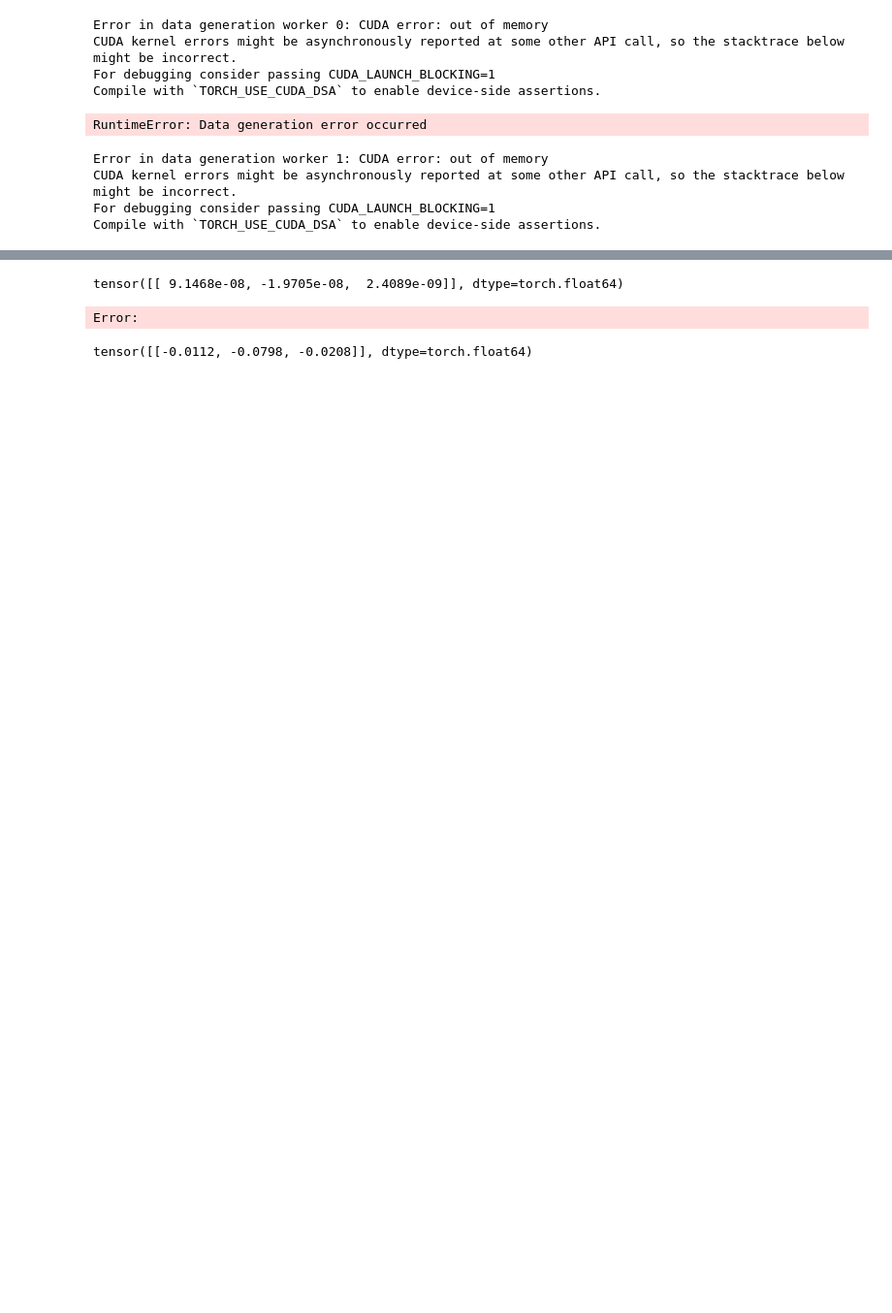
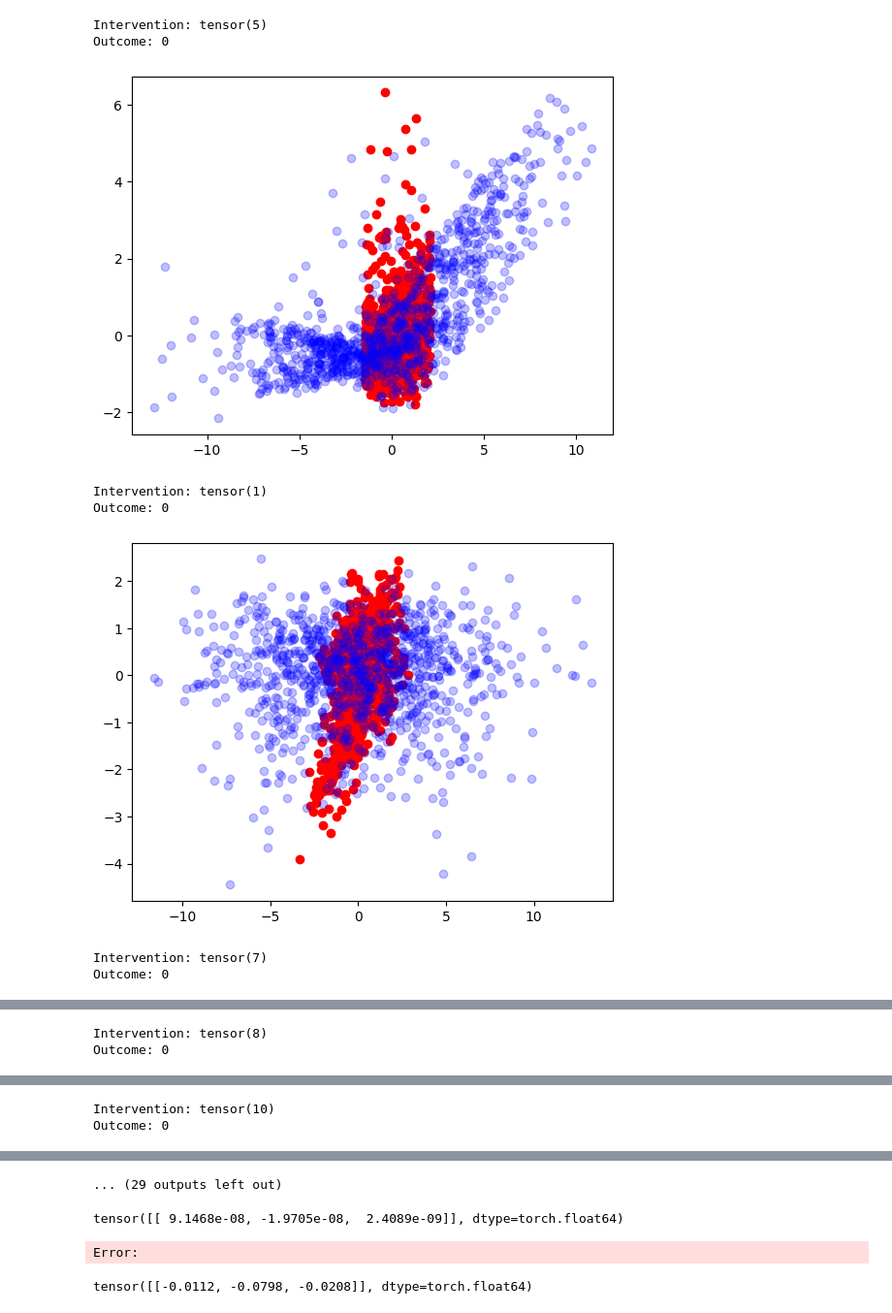
Before and after one commit to ruiziyan9/AL-CFM, a Jupyter notebook: CITNP/notebooks/data_generation.ipynb, the cells around one changed output, grey strips where cells are left out. Shown at 97% size. Drawn from its saved outputs; the diff is of its cells as text; code cells hidden in the pictures; blank space fills up the shorter version.

Commit message:
coded up scale multiplier for interventions

```diff
--- a/CITNP/notebooks/data_generation.ipynb
+++ b/CITNP/notebooks/data_generation.ipynb
@@ -13,3 +3,33 @@ generator = QueuedInterventionDatasetGenerator(
+# %%
+import numpy as np
+
+
+few_nodes_graph_degrees = {
+    5: np.arange(5, 10, dtype=int).tolist(),
+    6: np.arange(3, 15, dtype=int).tolist(),
+    7: np.arange(4, 21, dtype=int).tolist(),
+    8: np.arange(4, 28, dtype=int).tolist(),
+    9: np.arange(5, 36, dtype=int).tolist(),
+    10: np.arange(5, 45, dtype=int).tolist(),
+    11: np.arange(6, 55, dtype=int).tolist(),
+    12: np.arange(6, 66, dtype=int).tolist(),
+}
+large_graph_degrees = {
+    k: np.arange(k // 2, 6 * k, dtype=int).tolist() for k in range(13, 51)
+}
+graph_degrees = {**few_nodes_graph_degrees, **large_graph_degrees}
+
+
+generator = QueuedInterventionDatasetGenerator(
+    function_generator="resnet",
+    num_variables=[11],
+    sample_size=1000,
+    batch_size=1,
+    graph_type=["ER"],
+    graph_degrees=graph_degrees,
+    iterations_per_epoch=20,
+    intervention_range_multiplier=4,
+)
 # %%
 import matplotlib.pyplot as plt
 from torch.utils.data import DataLoader
@@ -17,45 +37,44 @@ from CITNP.utils.datautils import sample_outcome_index
 
 
 data_loader = DataLoader(generator, batch_size=None)
 
 
 for idx, batch in enumerate(data_loader):
     (
         obs_data_array,
         int_data_array,
         causal_graphs_array,
         intvn_indices,
         variable_counts,
         masks,
     ) = batch
 
     # Sample outcome index that is not the same as the intervention index
     outcome_index = sample_outcome_index(variable_counts, intvn_indices)
 
     plt.scatter(
         obs_data_array[0][:, intvn_indices[0]],
         obs_data_array[0][:, outcome_index[0]],
         c="r",
     )
 
-    # plt.scatter(
-    #     int_data_array[0][:, intvn_indices[0]],
-    #     int_data_array[0][:, outcome_index[0]],
-    #     c="b",
-    #     alpha=0.25,
-    # )
+    plt.scatter(
+        int_data_array[0][:, intvn_indices[0]],
+        int_data_array[0][:, outcome_index[0]],
+        c="b",
+        alpha=0.25,
+    )
     # print("Causal graph:", causal_graphs_array[0])
     print("Intervention:", intvn_indices[0])
     print("Outcome:", outcome_index[0])
     plt.show()
     plt.clf()
 # %% [output]
-Error in data generation worker 0: CUDA error: out of memory
-CUDA kernel errors might be asynchronously reported at some other API call, so the stacktrace below might be incorrect.
-For debugging consider passing CUDA_LAUNCH_BLOCKING=1
-Compile with `TORCH_USE_CUDA_DSA` to enable device-side assertions.
+Intervention: tensor(5)
+Outcome: 0
+[figure, added]
-RuntimeError: Data generation error occurred
+Intervention: tensor(1)
+Outcome: 0
+[figure, added]
-Error in data generation worker 1: CUDA error: out of memory
-CUDA kernel errors might be asynchronously reported at some other API call, so the stacktrace below might be incorrect.
-For debugging consider passing CUDA_LAUNCH_BLOCKING=1
-Compile with `TORCH_USE_CUDA_DSA` to enable device-side assertions.
+Intervention: tensor(7)
+Outcome: 0
@@ -61,0 +82,2 @@ Compile with `TORCH_USE_CUDA_DSA` to enable device-side assertions.
+Intervention: tensor(8)
+Outcome: 0
@@ -61,0 +85,2 @@ Compile with `TORCH_USE_CUDA_DSA` to enable device-side assertions.
+Intervention: tensor(10)
+Outcome: 0
@@ -62,3 +91,4 @@ Compile with `TORCH_USE_CUDA_DSA` to enable device-side assertions.
+... (29 outputs left out)
 # %%
 obs_data_array.mean(1)
 # %% [output]
```
Also changed, not shown: parts of 2 cells of this notebook, 10 other files.
